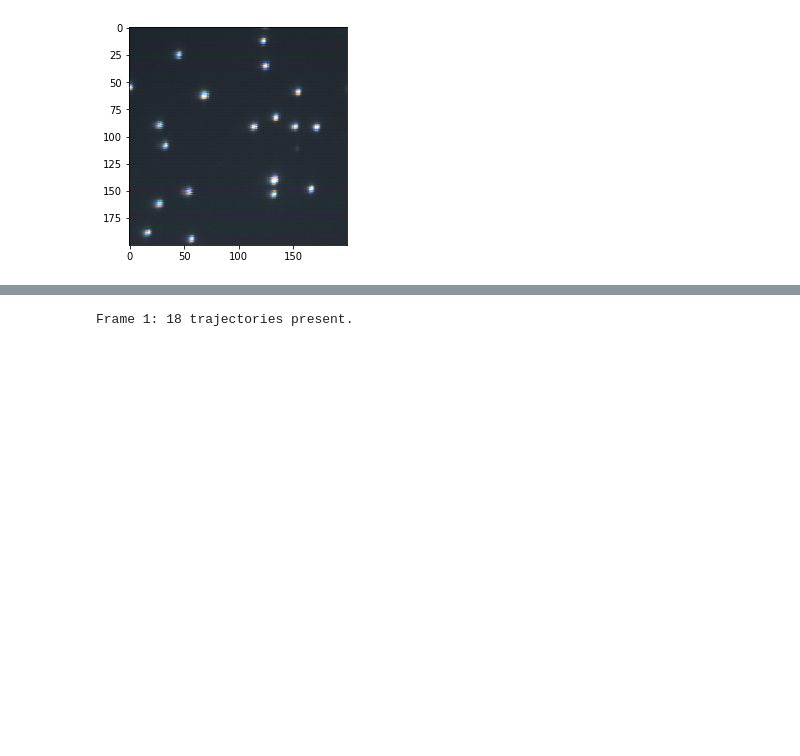
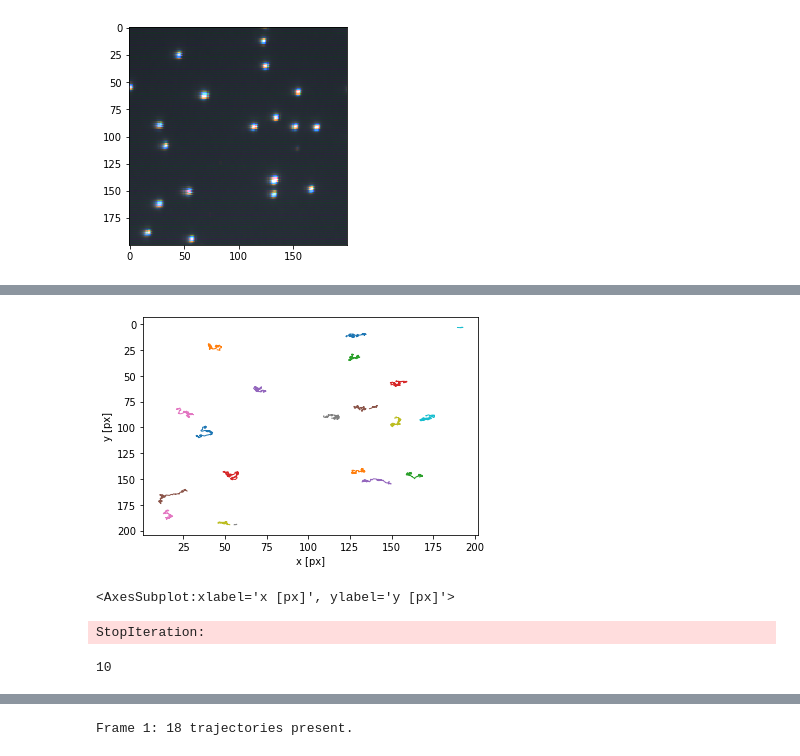
Before and after one commit to luclepot/brownian_motion_analysis, a Jupyter notebook: analysis.ipynb, the cells around one changed output, grey strips where cells are left out. Drawn from its saved outputs; the diff is of its cells as text; code cells hidden in the pictures; blank space fills up the shorter version.

```diff
--- a/analysis.ipynb
+++ b/analysis.ipynb
@@ -159,14 +159,3 @@ elt = tp.annotate(found, frames[0], a
 [figure]
 # %%
 tp.annotate
-# %%
-import pandas as pd
-last = None
-
-for i in range(len(frames)):
-    print(i)
-    f = tp.locate(frames[i], 11, minmass=5)
-    if last is not None:
-        link = tp.link(pd.concat([last, f]), 10, memory=3)
-
-    last = f
@@ -174,0 +201,36 @@ Frame 148: 18 trajectories present.
+# %%
+import pandas as pd
+import logging
+import trackpy as tp
+
+frames = pims.as_grey(pims.open('debug_data/*.bmp'))
+
+f_history = pd.DataFrame()
+search_range = 10
+memory = 10
+
+link = tp.linking.Linker(search_range, memory=memory)
+fall = pd.DataFrame()
+
+for i in range(len(frames)):
+
+    f = tp.locate(frames[i], 11, minmass=5, separation=2)
+    t,coords = next(tp.linking.utils.coords_from_df(f, ['y', 'x'], 'frame'))
+    if link.hash is None:
+        link.init_level(coords, t)a
+
+    else:
+        link.next_level(coords, t)
+    f['particle'] = link.particle_ids
+    fall = pd.concat([fall, f])
+
+    if i > 100:
+        break
+
+fall['particle'] = ids
+        #     f_history = tp.link(pd.concat([f_history, f]), 10, memory=10)
+# %%
+tp.plot_traj(fall)
+# %% [output]
+[figure, added]
+<AxesSubplot:xlabel='x [px]', ylabel='y [px]'>
@@ -174,0 +239,4 @@ Frame 148: 18 trajectories present.
+# %%
+t, coords = next(coords_iter)
+# %% [output]
+StopIteration:
@@ -174,0 +245,4 @@ Frame 148: 18 trajectories present.
+# %%
+ord('\n')
+# %% [output]
+10
```
Also changed, not shown: parts of 17 cells of this notebook, 2 other files.
